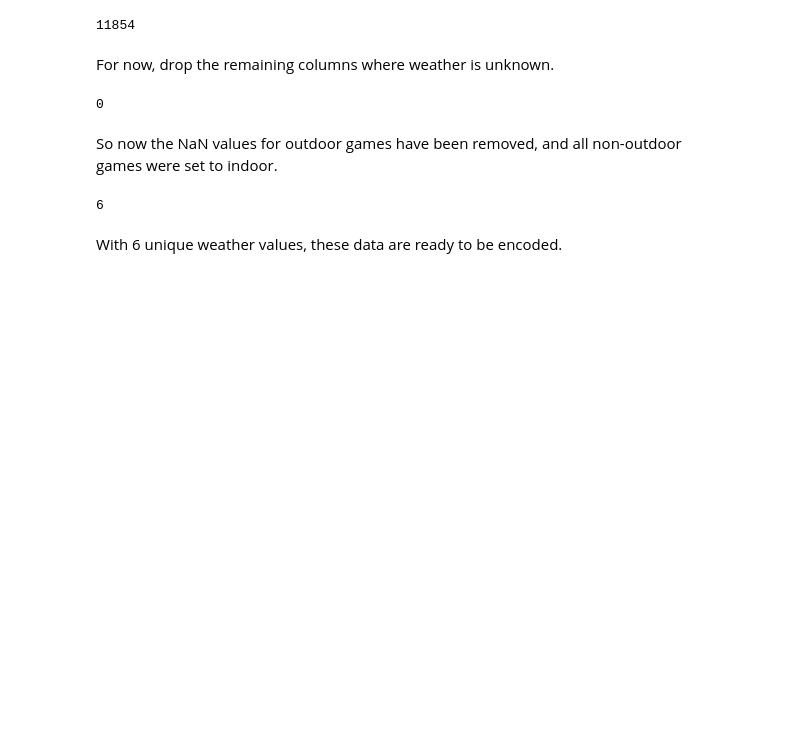
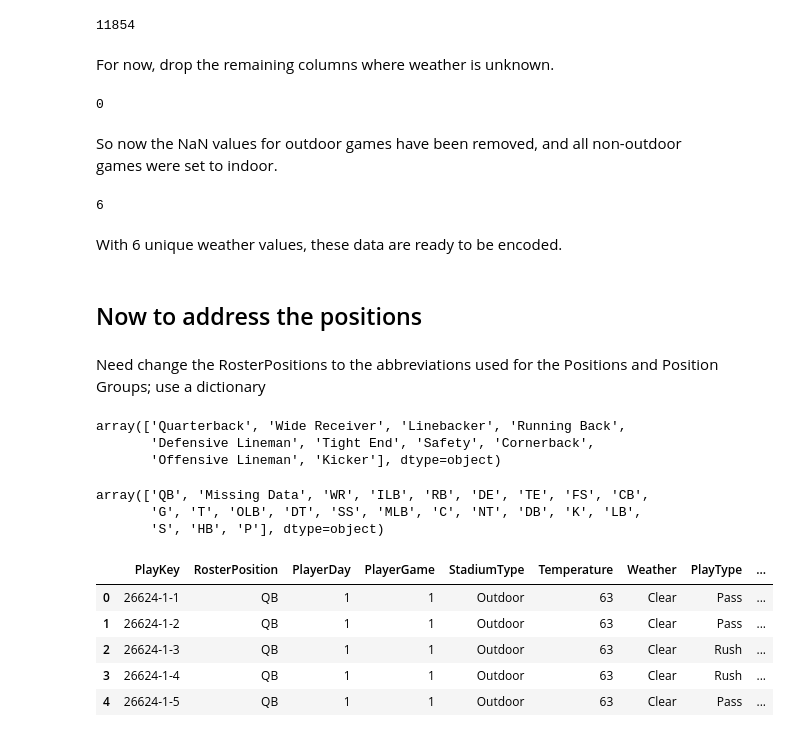
Before and after one commit to agaffney-hub/final-capstone, a Jupyter notebook: EDA.ipynb, the cells around one changed output. Cells and saved outputs as stored; diff of their text form; code cells hidden in the pictures; blank space fills up the shorter version.

Commit message:
Continued analysis of Player Types

```diff
--- a/EDA.ipynb
+++ b/EDA.ipynb
@@ -487,3 +489,7 @@ plays.Weather.nunique()
 6
 # %% [markdown]
 With 6 unique weather values, these data are ready to be encoded.
+# %% [markdown]
+## Now to address the positions
+# %% [markdown]
+Need change the RosterPositions to the abbreviations used for the Positions and Position Groups; use a dictionary
@@ -489,0 +499,35 @@ With 6 unique weather values, these data are ready to be encoded.
+# %%
+roster
+# %% [output]
+array(['Quarterback', 'Wide Receiver', 'Linebacker', 'Running Back',
+       'Defensive Lineman', 'Tight End', 'Safety', 'Cornerback',
+       'Offensive Lineman', 'Kicker'], dtype=object)
+# %%
+abbreviations
+# %% [output]
+array(['QB', 'Missing Data', 'WR', 'ILB', 'RB', 'DE', 'TE', 'FS', 'CB',
+       'G', 'T', 'OLB', 'DT', 'SS', 'MLB', 'C', 'NT', 'DB', 'K', 'LB',
+       'S', 'HB', 'P'], dtype=object)
+# %%
+position_dict = {
+    'Quarterback': 'QB',
+    'Wide Receiver': 'WR',
+    'Linebacker': 'LB',
+    'Running Back': 'RB',
+    'Defensive Lineman': 'DL',
+    'Tight End': 'TE',
+    'Safety': 'S',
+    'Cornerback': 'CB',
+    'Offensive Lineman': 'OL',
+    'Kicker': 'K'
+    }
+
+plays.RosterPosition.replace(position_dict, inplace=True)
+plays.head()
+# %% [output]
+|  | PlayKey | RosterPosition | PlayerDay | PlayerGame | StadiumType | Temperature | Weather | PlayType | ... |
+| 0 | 26624-1-1 | QB | 1 | 1 | Outdoor | 63 | Clear | Pass | ... |
+| 1 | 26624-1-2 | QB | 1 | 1 | Outdoor | 63 | Clear | Pass | ... |
+| 2 | 26624-1-3 | QB | 1 | 1 | Outdoor | 63 | Clear | Rush | ... |
+| 3 | 26624-1-4 | QB | 1 | 1 | Outdoor | 63 | Clear | Rush | ... |
+| 4 | 26624-1-5 | QB | 1 | 1 | Outdoor | 63 | Clear | Pass | ... |
```
Also changed, not shown: parts of 6 cells of this notebook.
